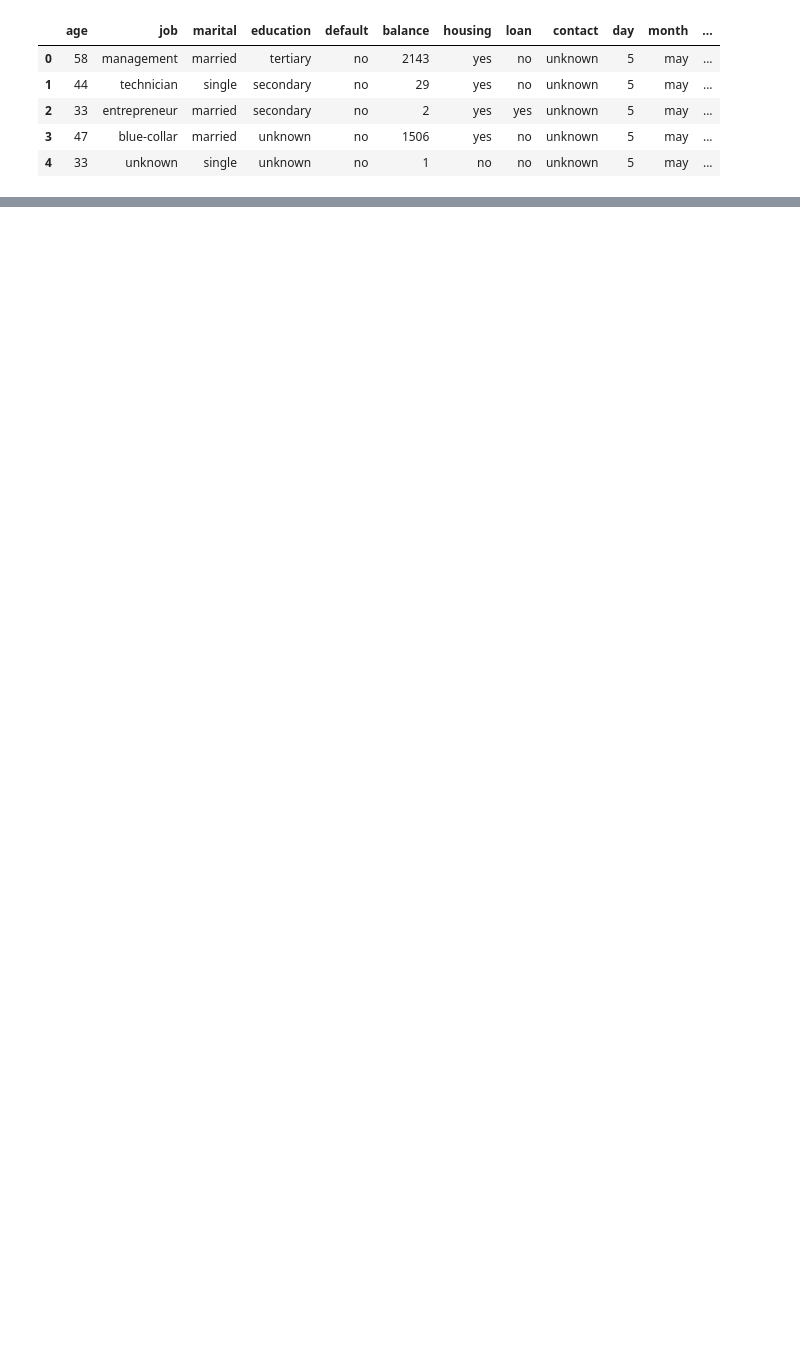
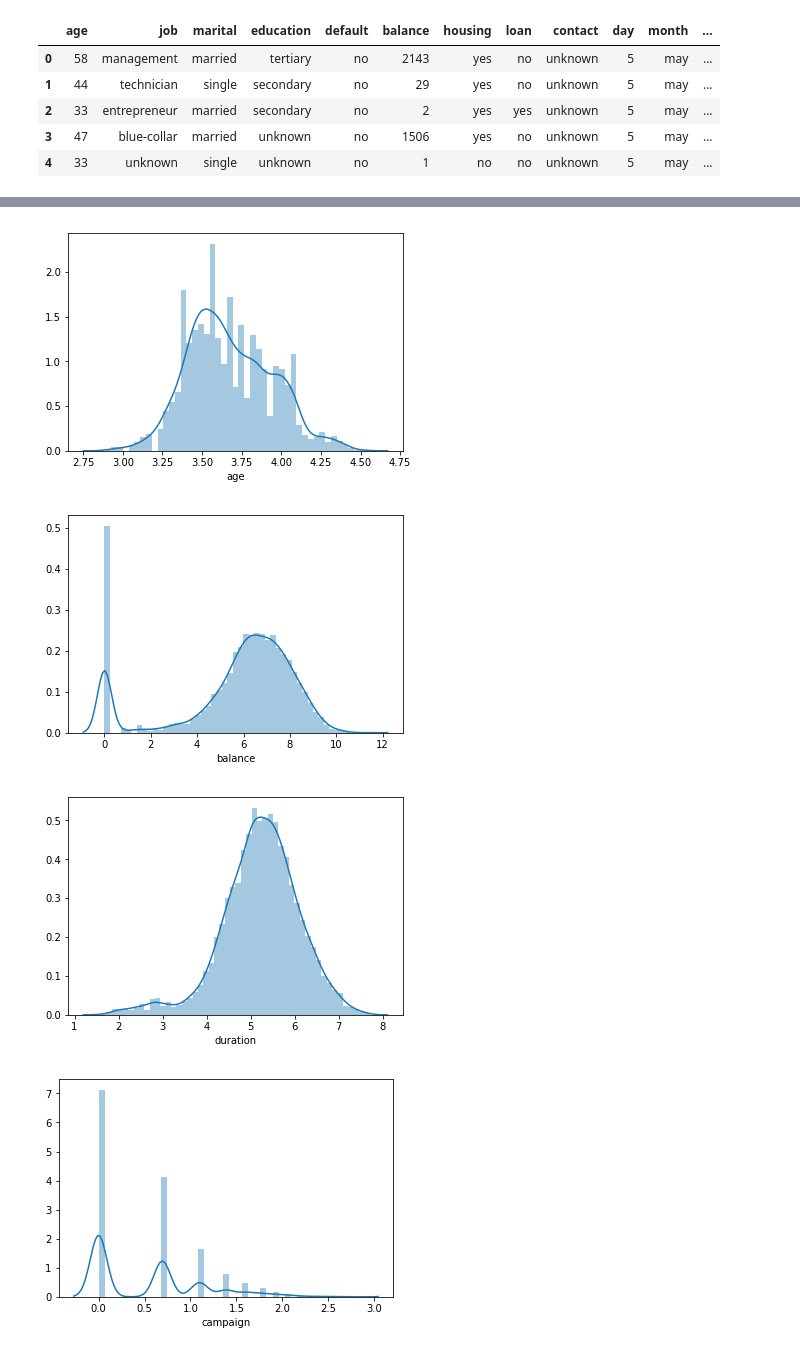
Before and after one commit to mazeeblanke/Term-deposit-subscription-prediction, a Jupyter notebook: soln.ipynb, the cells around one changed output, grey strips where cells are left out. Saved outputs shown, nothing was run; the diff lists cells and outputs as text; code cells hidden in the pictures; blank space fills up the shorter version.

```diff
--- a/soln.ipynb
+++ b/soln.ipynb
@@ -99,0 +391,9 @@ TypeError: cannot perform reduce with flexible type
+# %%
+for column in columns_with_outliers:
+    sns.distplot(df[column])
+    plt.show()
+# %% [output]
+[figure, added]
+[figure, added]
+[figure, added]
+[figure, added]
```
Also changed, not shown: parts of 29 cells of this notebook.
